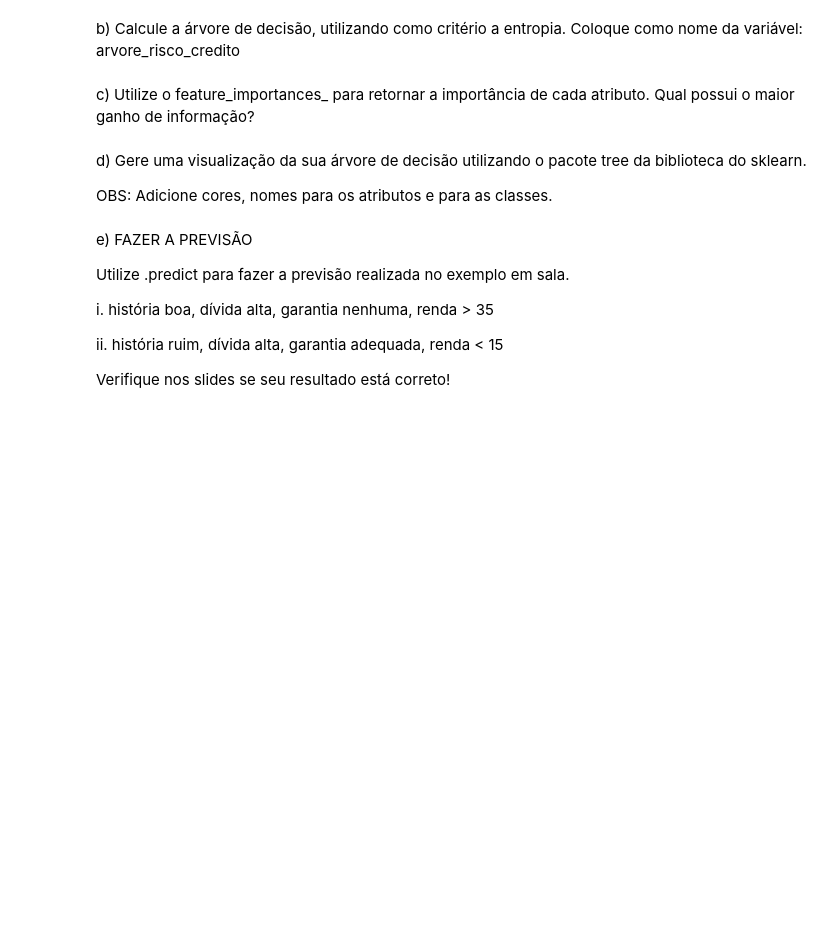
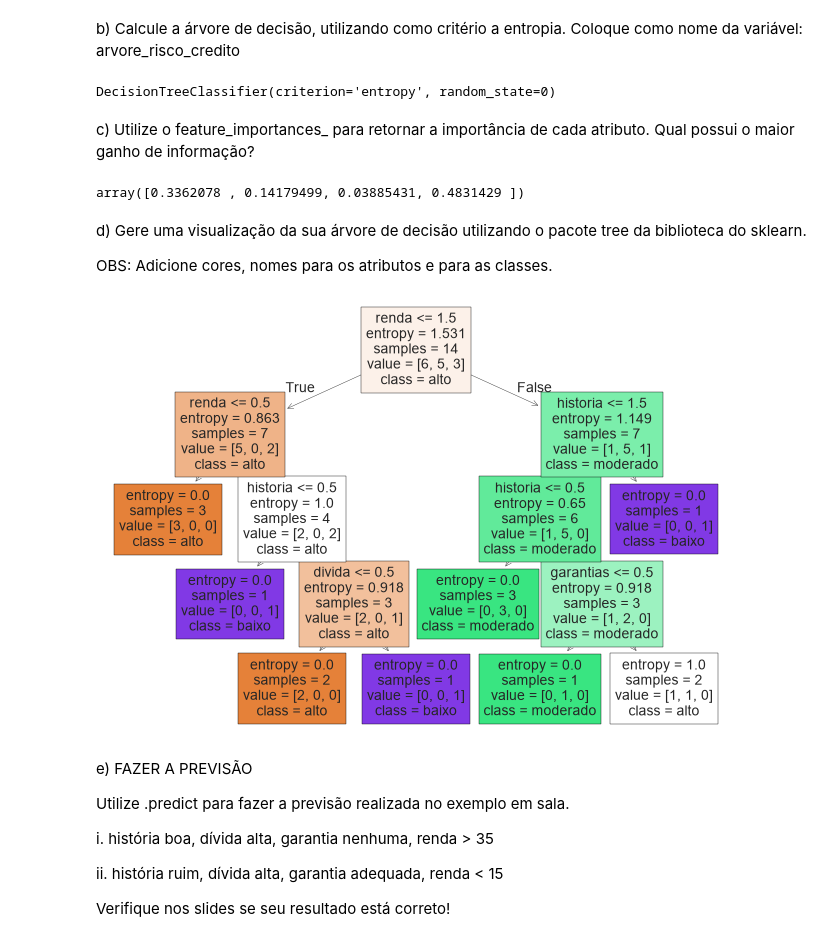
Before and after one commit to larissaSchlichting/aprendizado-de-maquina, a Jupyter notebook: Trabalho 3/TRABALHO_3_PARTE_2_Algoritmo_Árvores_de_Decisão.ipynb, the cells around one changed output. Cells and saved outputs as stored; diff of their text form; code cells hidden in the pictures; blank space fills up the shorter version.

```diff
--- a/Trabalho 3/TRABALHO_3_PARTE_2_Algoritmo_Árvores_de_Decisão.ipynb
+++ b/Trabalho 3/TRABALHO_3_PARTE_2_Algoritmo_Árvores_de_Decisão.ipynb
@@ -35,12 +37,47 @@ a) importar da biblioteca sklearn o pacote DecisionTreeClassifier
 # %% [markdown]
 b) Calcule a árvore de decisão, utilizando como critério a entropia.
 Coloque como nome da variável: arvore_risco_credito
+# %%
+X = np.column_stack((
+    X_risco_credito_historia,
+    X_risco_credito,
+    X_risco_credito_divida,
+    X_risco_credito_renda
+))
+
+arvore_risco_credito = DecisionTreeClassifier(criterion='entropy', random_state=0)
+arvore_risco_credito.fit(X, y_risco_credito)
+# %% [output]
+DecisionTreeClassifier(criterion='entropy', random_state=0)
 # %% [markdown]
 c) Utilize o feature_importances_ para retornar a importância de cada atributo. Qual possui o maior ganho de informação?
+# %%
+arvore_risco_credito.feature_importances_
+# %% [output]
+array([0.3362078 , 0.14179499, 0.03885431, 0.4831429 ])
 # %% [markdown]
 d) Gere uma visualização da sua árvore de decisão utilizando o pacote tree da biblioteca do sklearn.
 
 OBS: Adicione cores, nomes para os atributos e para as classes.
+# %%
+from sklearn import tree
+import matplotlib.pyplot as plt
+
+tree.plot_tree(
+    arvore_risco_credito,
+    feature_names=[
+        'historia',
+        'divida',
+        'garantias',
+        'renda'
+    ],
+    class_names=['alto', 'moderado', 'baixo'],
+    filled=True
+)
+
+plt.show()
+# %% [output]
+[figure, added]
 # %% [markdown]
 e) FAZER A PREVISÃO
 
```
Also changed, not shown: parts of 21 cells of this notebook, 1 other file.
